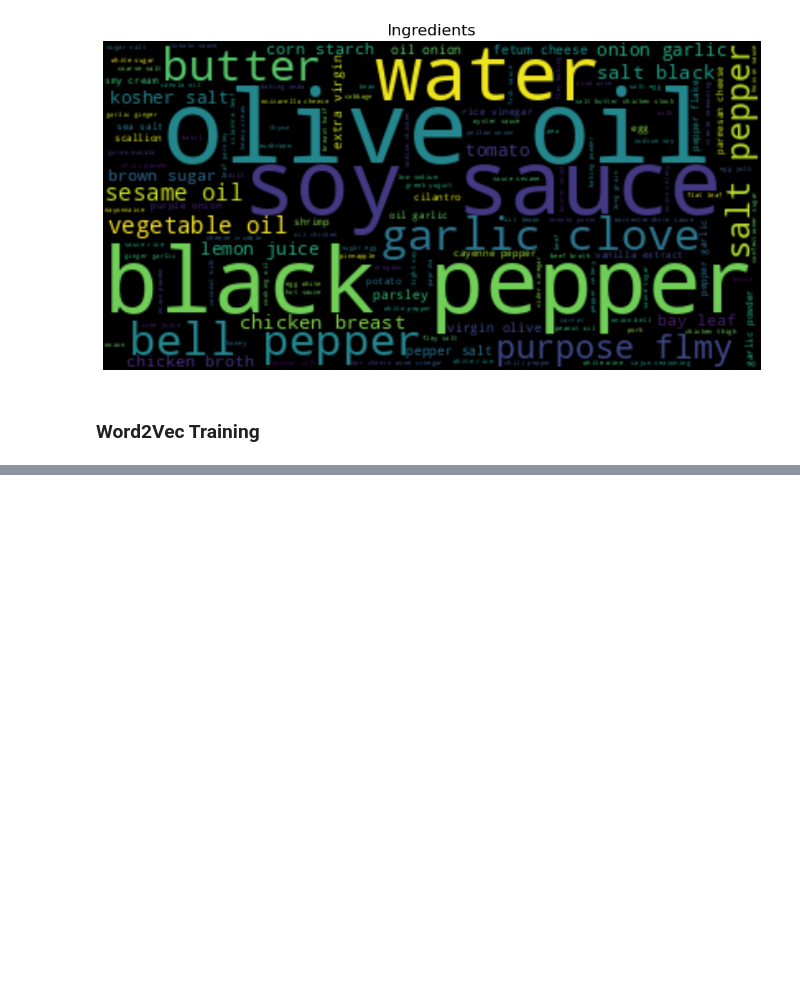
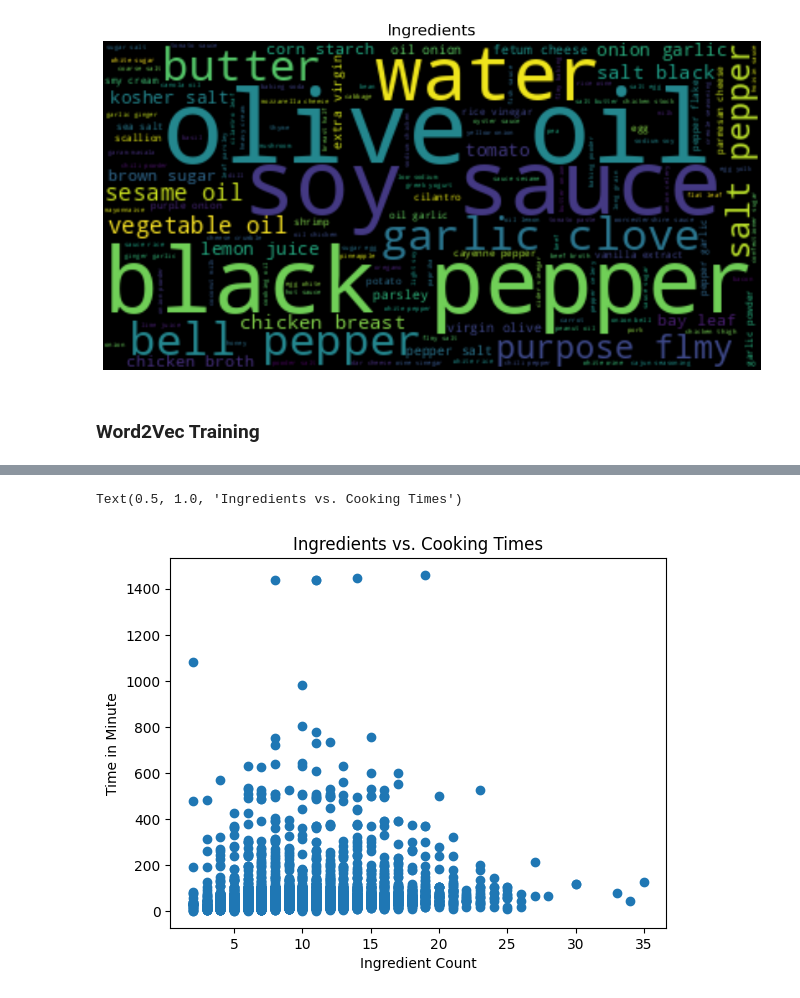
Before and after one commit to Mark-Barbaric/Coursera-NLP, a Jupyter notebook: kaggle/word2vec/recipes_word_2_vec.ipynb, the cells around one changed output, grey strips where cells are left out. Saved outputs shown, nothing was run; the diff lists cells and outputs as text; code cells hidden in the pictures; blank space fills up the shorter version.

```diff
--- a/kaggle/word2vec/recipes_word_2_vec.ipynb
+++ b/kaggle/word2vec/recipes_word_2_vec.ipynb
@@ -204,0 +252,11 @@ TypeError: Word2Vec.__init__() got an unexpected keyword argument 'iter'
+# %%
+feature_cols = ['ingredient_count']
+X= df_recipes.dropna()[feature_cols]
+y= df_recipes.dropna()['time_mins']
+plt.scatter(X, y)
+plt.xlabel('Ingredient Count')
+plt.ylabel('Time in Minute')
+plt.title('Ingredients vs. Cooking Times')
+# %% [output]
+Text(0.5, 1.0, 'Ingredients vs. Cooking Times')
+[figure, added]
```
Also changed, not shown: parts of 5 cells of this notebook.
